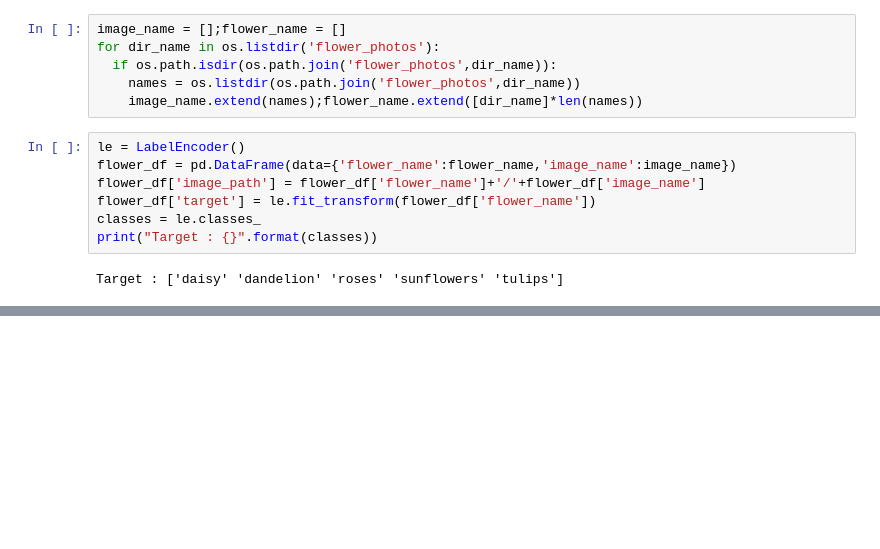
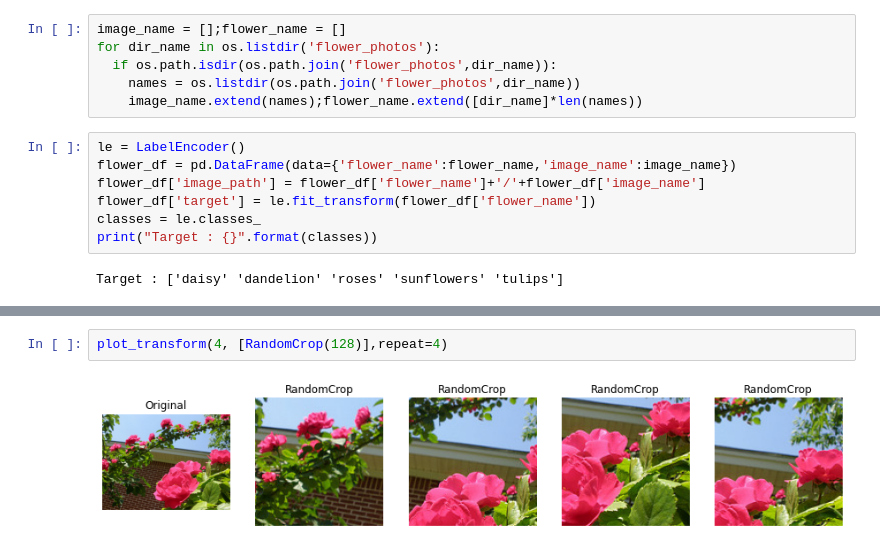
Before and after one commit to apthagowda97/computer_vision_poc, a Jupyter notebook: classification/notebook/pytorch_transforms.ipynb, the cells around one changed output, grey strips where cells are left out. Drawn from its saved outputs; the diff is of its cells as text; blank space fills up the shorter version.

```diff
--- a/classification/notebook/pytorch_transforms.ipynb
+++ b/classification/notebook/pytorch_transforms.ipynb
@@ -74,0 +90,4 @@ RandomHorizontalFlip(p=0.5)
+# %%
+plot_transform(4, [RandomCrop(128)],repeat=4)
+# %% [output]
+[figure, added]
```
Also changed, not shown: parts of 16 cells of this notebook.
